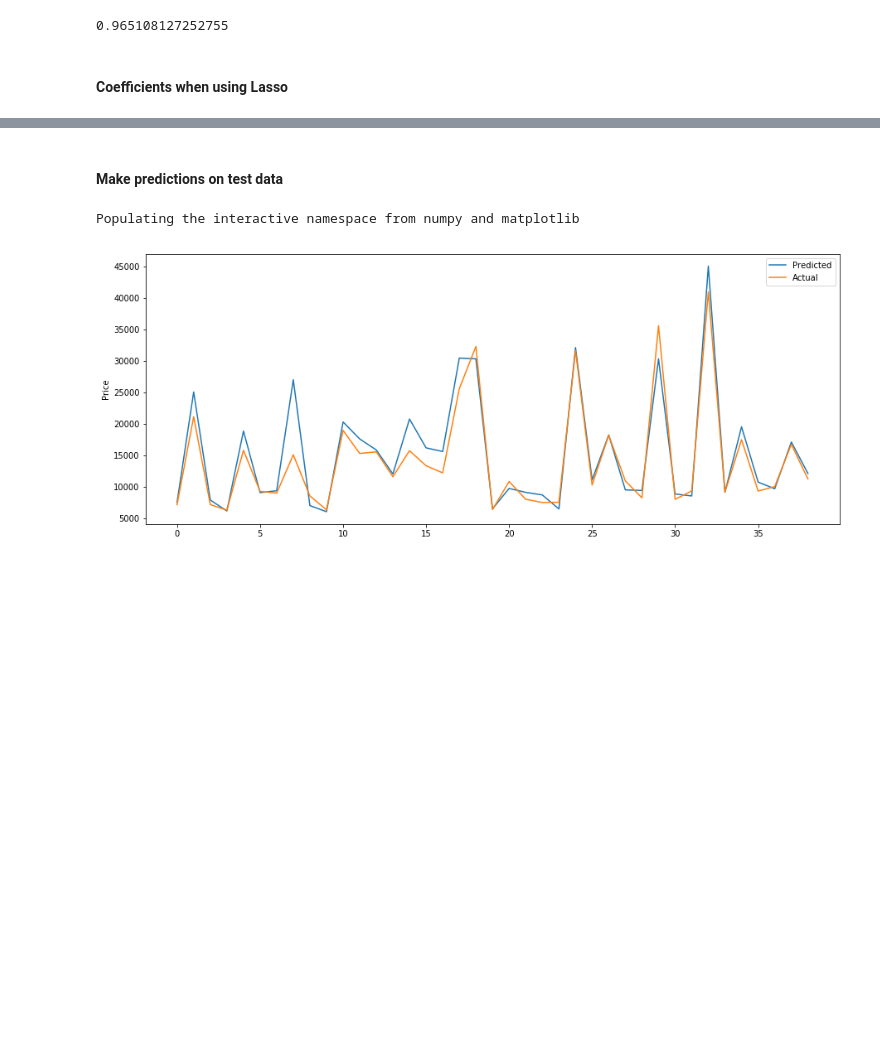
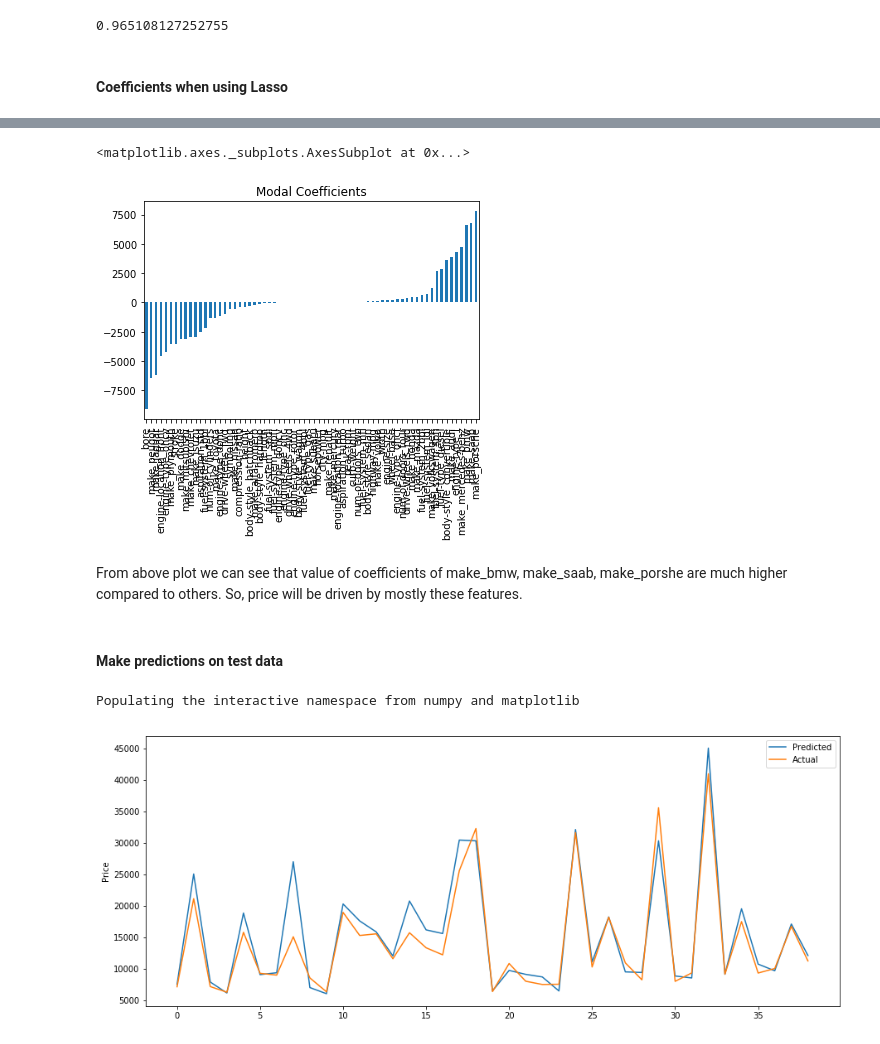
Before and after one commit to bansalrishi/MachineLearningWithPython_UD, a Jupyter notebook: 02. LassoRidge Regression.ipynb, the cells around one changed output, grey strips where cells are left out. Saved outputs shown, nothing was run; the diff lists cells and outputs as text; code cells hidden in the pictures; blank space fills up the shorter version.

```diff
--- a/02. LassoRidge Regression.ipynb
+++ b/02. LassoRidge Regression.ipynb
@@ -199,3 +233,10 @@ dtype: float64
+# %%
+coef.plot(kind='bar', title='Modal Coefficients')
+# %% [output]
+<matplotlib.axes._subplots.AxesSubplot at 0x...>
+[figure, added]
+# %% [markdown]
+From above plot we can see that value of coefficients of make_bmw, make_saab, make_porshe are much higher compared to others. So, price will be driven by mostly these features.
 # %% [markdown]
 #### Make predictions on test data
 # %%
```
Also changed, not shown: parts of 6 cells of this notebook.
